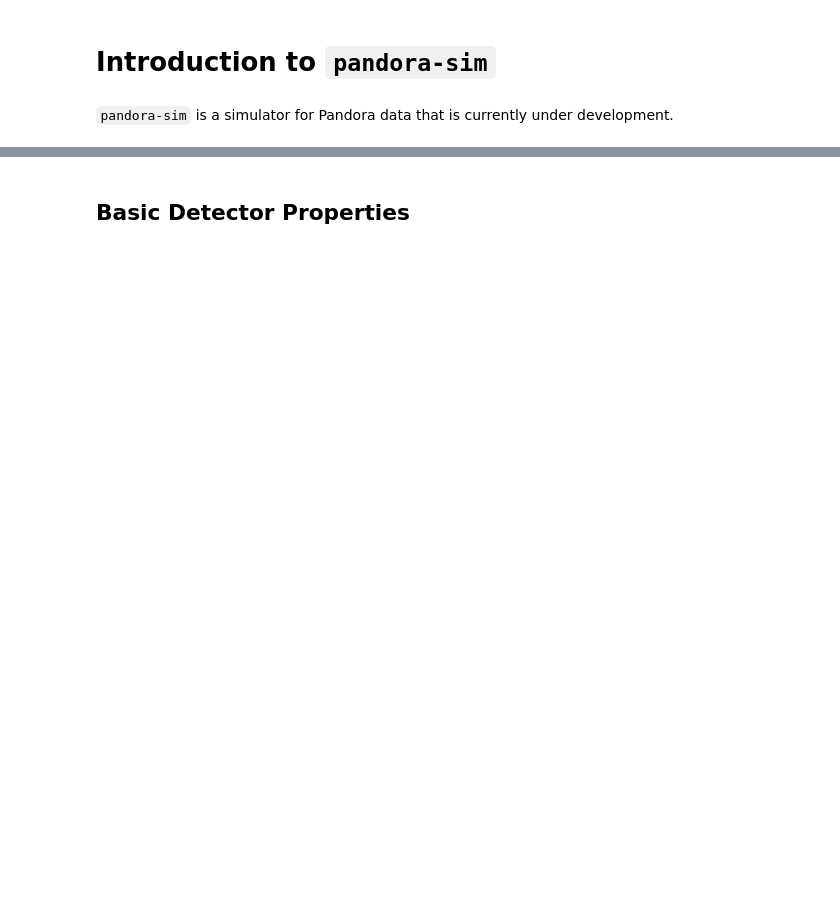
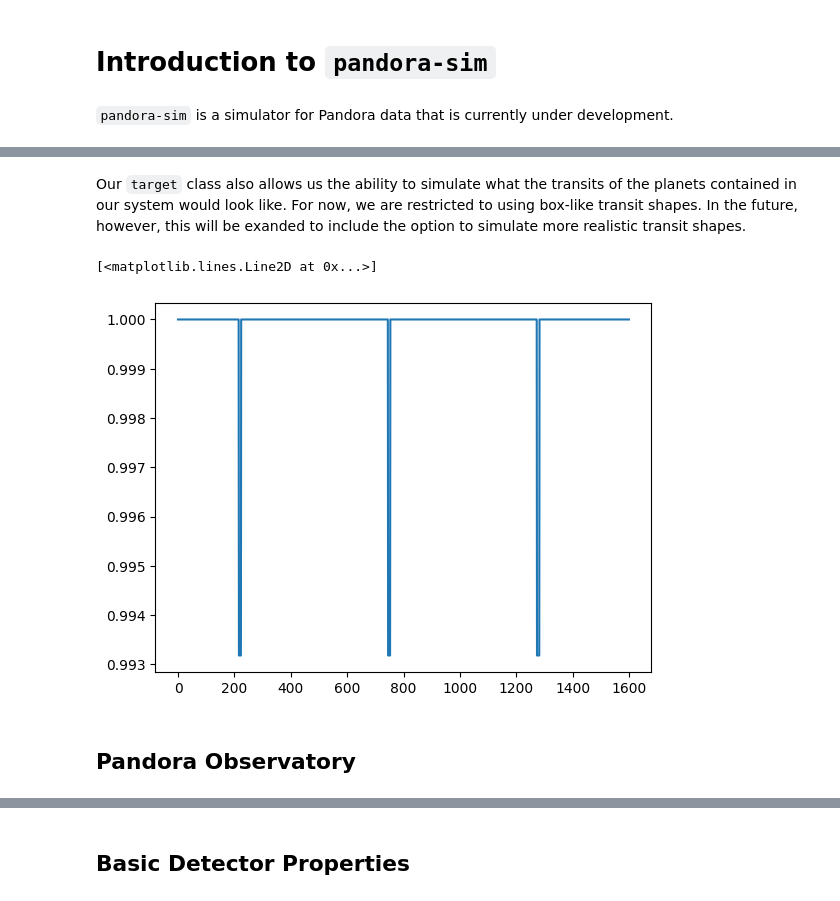
Before and after one commit to PandoraMission/pandora-sim, a Jupyter notebook: docs/intro-to-pandorasim.ipynb, the cells around one changed output, grey strips where cells are left out. Saved outputs shown, nothing was run; the diff lists cells and outputs as text; code cells hidden in the pictures; blank space fills up the shorter version.

```diff
--- a/docs/intro-to-pandorasim.ipynb
+++ b/docs/intro-to-pandorasim.ipynb
@@ -20,0 +93,10 @@ c = SkyCoord.from_name('GJ 436')
+# %% [markdown]
+Our `target` class also allows us the ability to simulate what the transits of the planets contained in our system would look like. For now, we are restricted to using box-like transit shapes. In the future, however, this will be exanded to include the option to simulate more realistic transit shapes.
+# %%
+transit = target.box_transit(time=np.arange(0, 8, 0.005))
+plt.plot(transit)
+# %% [output]
+[<matplotlib.lines.Line2D at 0x...>]
+[figure, added]
+# %% [markdown]
+## Pandora Observatory
```
Also changed, not shown: parts of 111 cells of this notebook.
